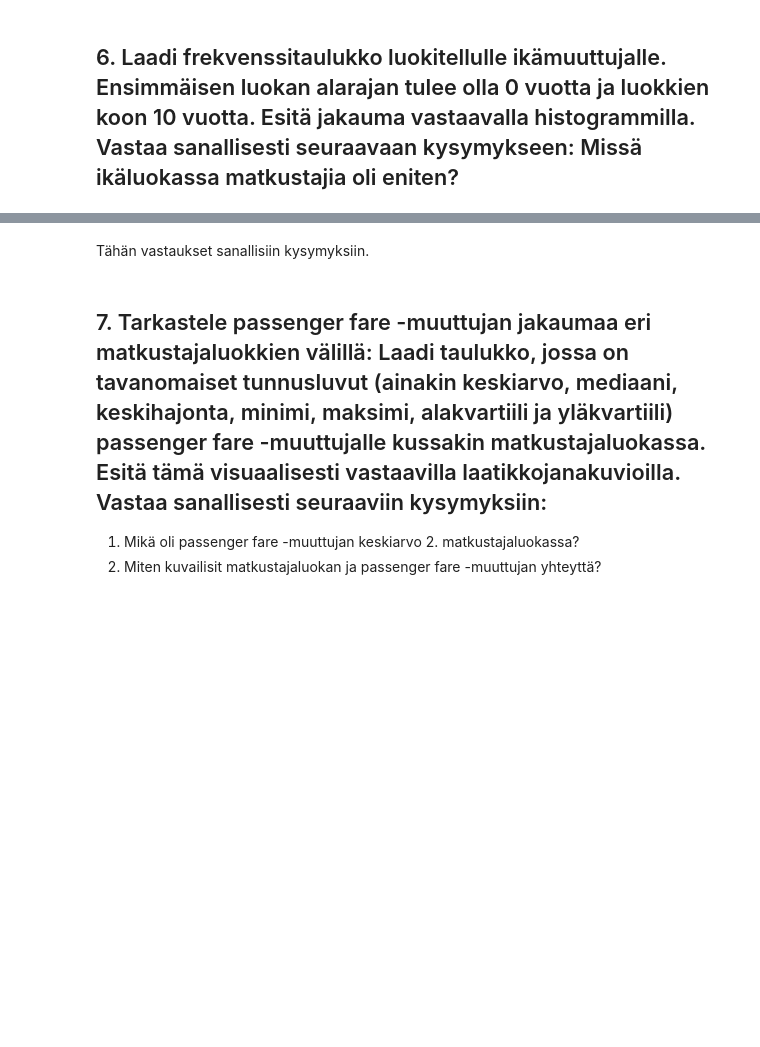
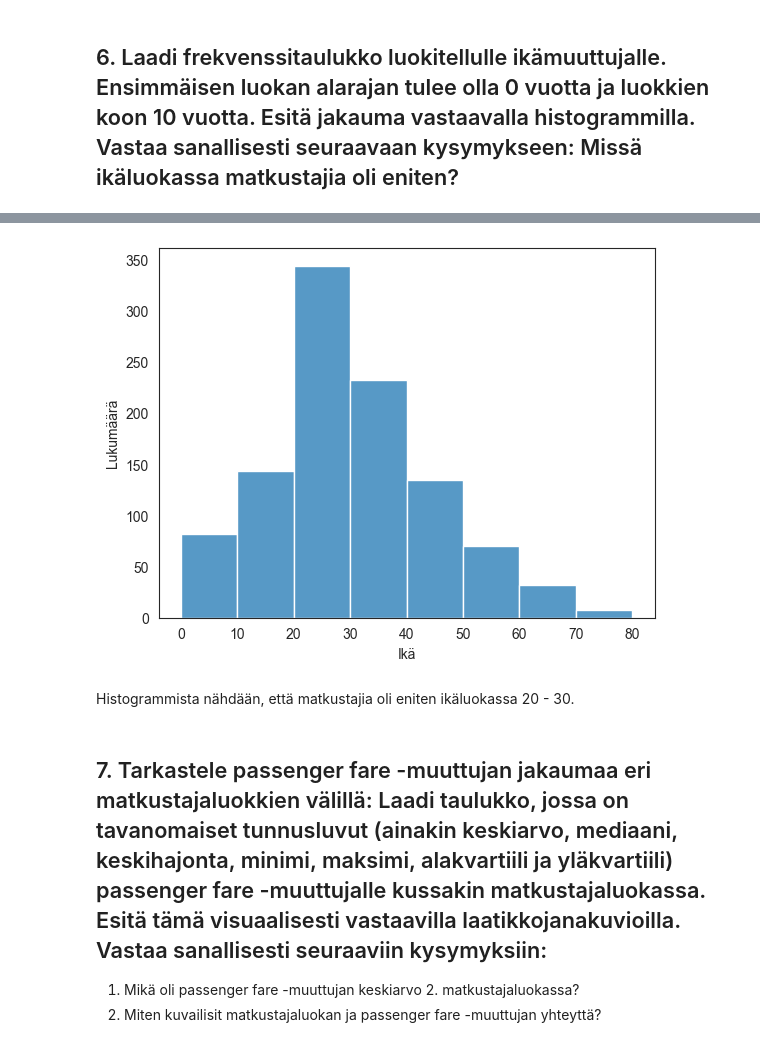
Before and after one commit to lassihi/Data-analytiikka-pythonilla, a Jupyter notebook: tehtava-1/tehtava-1.ipynb, the cells around one changed output, grey strips where cells are left out. Drawn from its saved outputs; the diff is of its cells as text; code cells hidden in the pictures; blank space fills up the shorter version.

```diff
--- a/tehtava-1/tehtava-1.ipynb
+++ b/tehtava-1/tehtava-1.ipynb
@@ -134,9 +134,14 @@ df1.style.format("{:.1f} %")
 # %% [markdown]
 ## 6. Laadi frekvenssitaulukko luokitellulle ikämuuttujalle. Ensimmäisen luokan alarajan tulee olla 0 vuotta ja luokkien koon 10 vuotta. Esitä jakauma vastaavalla histogrammilla. Vastaa sanallisesti seuraavaan kysymykseen: Missä ikäluokassa matkustajia oli eniten?
 # %%
-rajat = [0, 10, 20, 30, 40, 50, 60, 70, 80, 90]
+rajat = [0, 10, 20, 30, 40, 50, 60, 70, 80]
 
-df["ikäluokka"] = pd.cut(df["age"], bins=rajat, right=False)
+#df2 = pd.cut(df["age"], bins=rajat, right=False)
 
-df.head()
+sns.histplot(df["age"], bins=rajat)
+
+plt.xlabel("Ikä")
+plt.ylabel("Lukumäärä")
+
+plt.show()
 # %% [output]
@@ -149,5 +148,6 @@ df.head()
+[figure, added]
-# %% [markdown]
-Tähän vastaukset sanallisiin kysymyksiin.
+# %% [markdown]
+Histogrammista nähdään, että matkustajia oli eniten ikäluokassa 20 - 30.
 # %% [markdown]
 ## 7. Tarkastele passenger fare -muuttujan jakaumaa eri matkustajaluokkien välillä: Laadi taulukko, jossa on tavanomaiset tunnusluvut (ainakin keskiarvo, mediaani, keskihajonta, minimi, maksimi, alakvartiili ja yläkvartiili) passenger fare -muuttujalle kussakin matkustajaluokassa. Esitä tämä visuaalisesti vastaavilla laatikkojanakuvioilla. Vastaa sanallisesti seuraaviin kysymyksiin:
 1. Mikä oli passenger fare -muuttujan keskiarvo 2. matkustajaluokassa?
```
Also changed, not shown: parts of 1 cell of this notebook.
